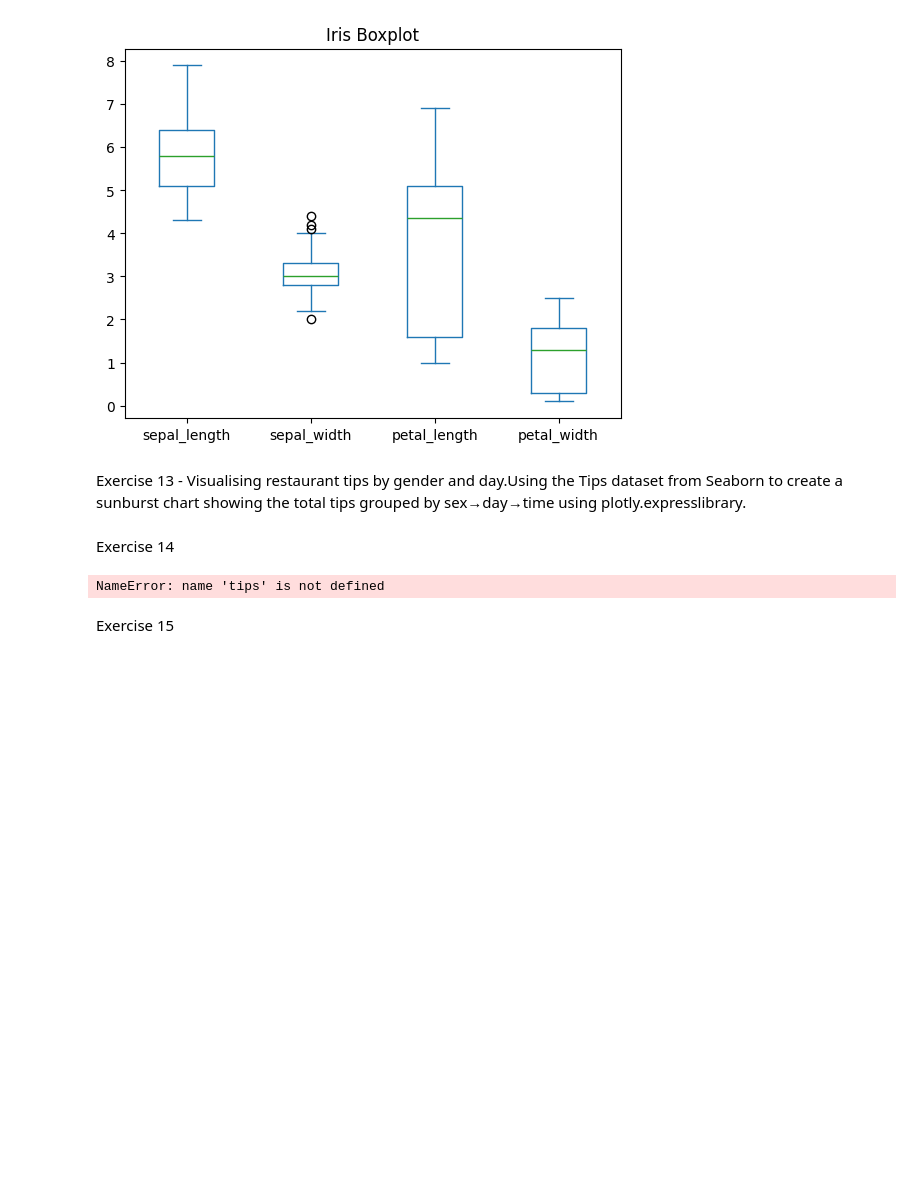
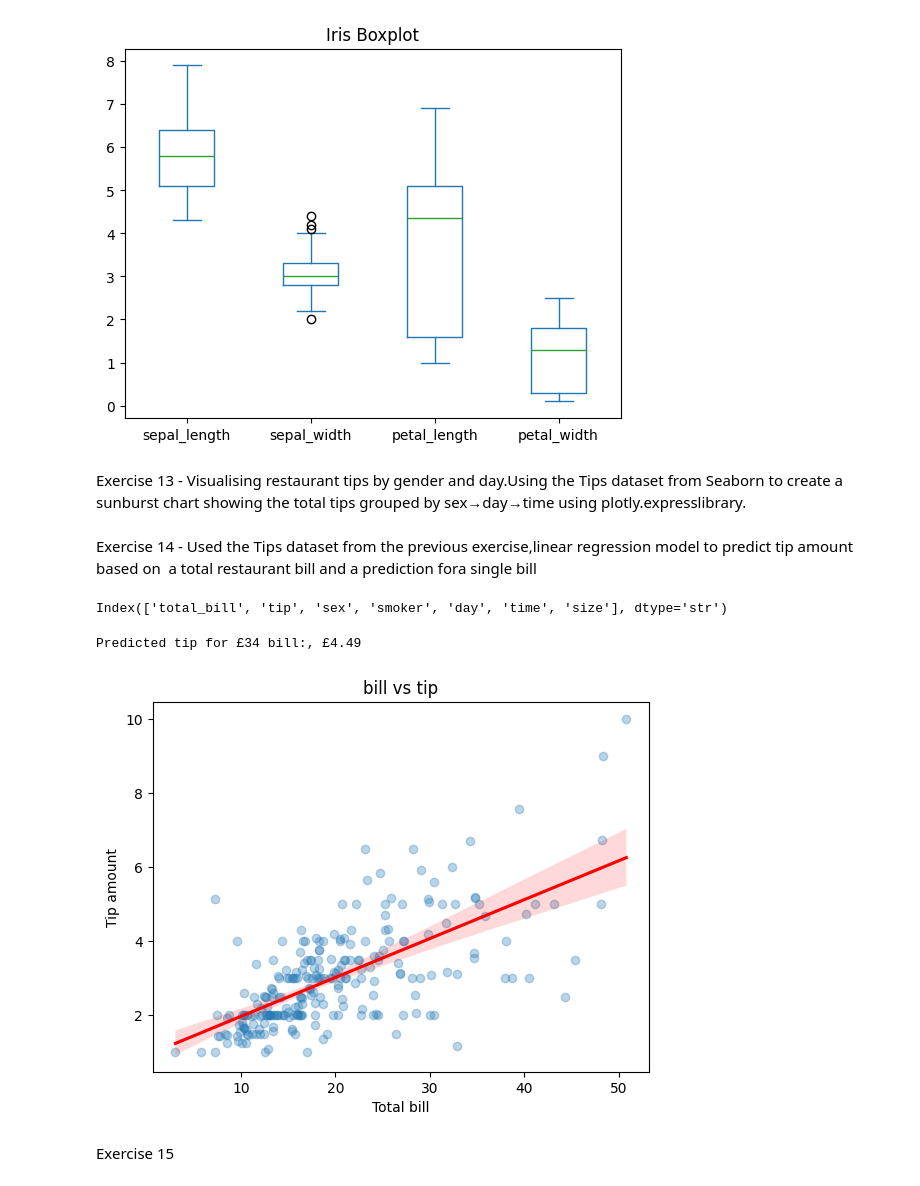
Before and after one commit to kelenyathi/UoP-2026, a Jupyter notebook: jupyter_notebook/portfolio.ipynb, the cells around one changed output. Saved outputs shown, nothing was run; the diff lists cells and outputs as text; code cells hidden in the pictures; blank space fills up the shorter version.

```diff
--- a/jupyter_notebook/portfolio.ipynb
+++ b/jupyter_notebook/portfolio.ipynb
@@ -261,23 +258,46 @@ fig=px.sunburst(tips,
                 title="Tips break down by: " \
                 "gender, day, time")
 fig.show()
-# %% [markdown]
-Exercise 14
+# %% [markdown]
+Exercise 14 - Used the‍ Tips ‍‍dataset ‍‍from‍ the‍ previous‍ exercise,linear‍ regression‍ model ‍‍to ‍‍predict‍ tip ‍‍amount ‍‍based ‍‍on ‍‍ a ‍‍total ‍‍restaurant ‍‍bill ‍‍and ‍‍‍‍a‍ prediction ‍‍for‍a ‍‍single‍ bill
+# %%
+print(tips.columns)
+# %% [output]
+Index(['total_bill', 'tip', 'sex', 'smoker', 'day', 'time', 'size'], dtype='str')
 # %%
+import pandas as pd
+import seaborn as sns
 from sklearn.linear_model import LinearRegression
-import numpy as np
 
-X=tips[['total bill']]
+tips=sns.load_dataset('tips')
+X=tips[['total_bill']]
 y=tips['tip']
-
 model=LinearRegression()
 model.fit(X,y)
 
-prediction = model.predict([[50]])
+X_new = pd.DataFrame([[34.00]], columns=['total_bill'])
+prediction = model.predict(X_new)
 
-print ("Predicted tip for £50 bill:", prediction[0])
+print (f"Predicted tip for £34 bill:, £{prediction[0]:.2f}")
 # %% [output]
-NameError: name 'tips' is not defined
+Predicted tip for £34 bill:, £4.49
+# %%
+import matplotlib.pyplot as plt
+import seaborn as sns
+sns.regplot(
+    data=tips,
+    x='total_bill',
+    y='tip',
+    scatter_kws={'alpha':0.3},
+    line_kws={'color':'red'}
+)
+
+plt.title("bill vs tip")
+plt.xlabel("Total bill")
+plt.ylabel("Tip amount")
+plt.show()
+# %% [output]
+[figure, added]
 # %% [markdown]
 Exercise 15
 # %%
```
Also changed, not shown: parts of 6 cells of this notebook.
